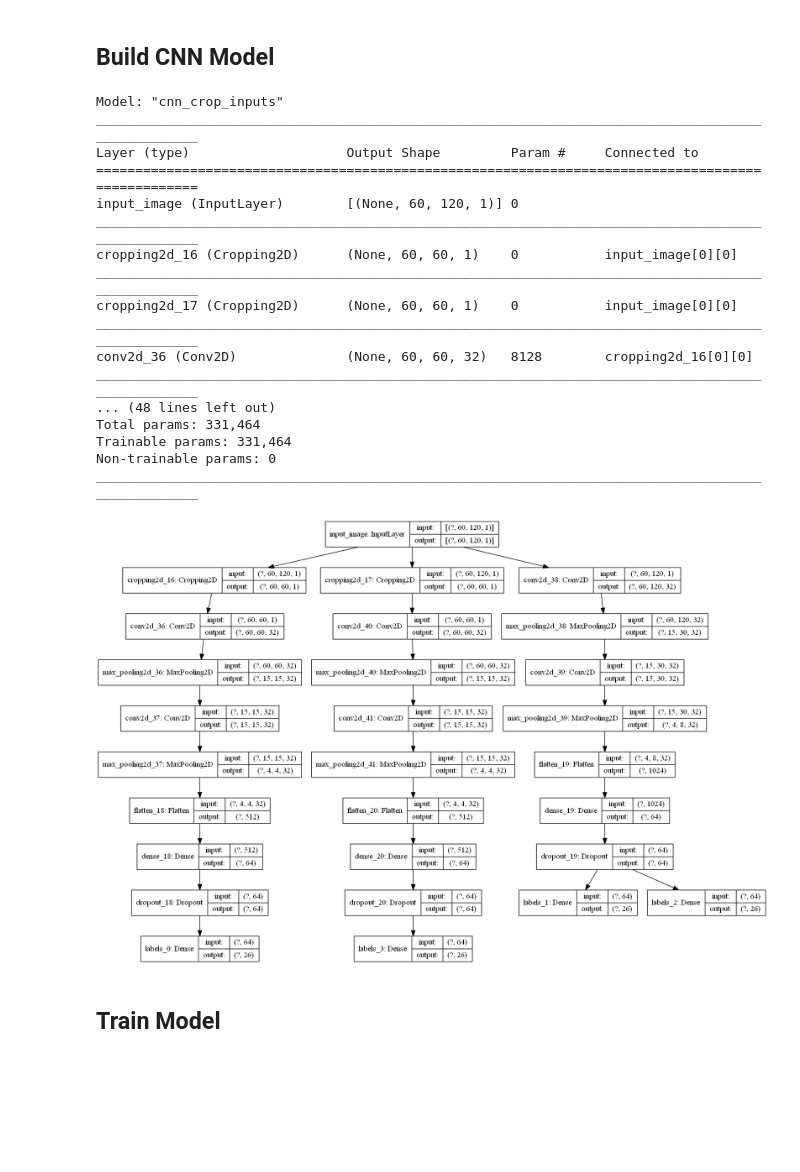
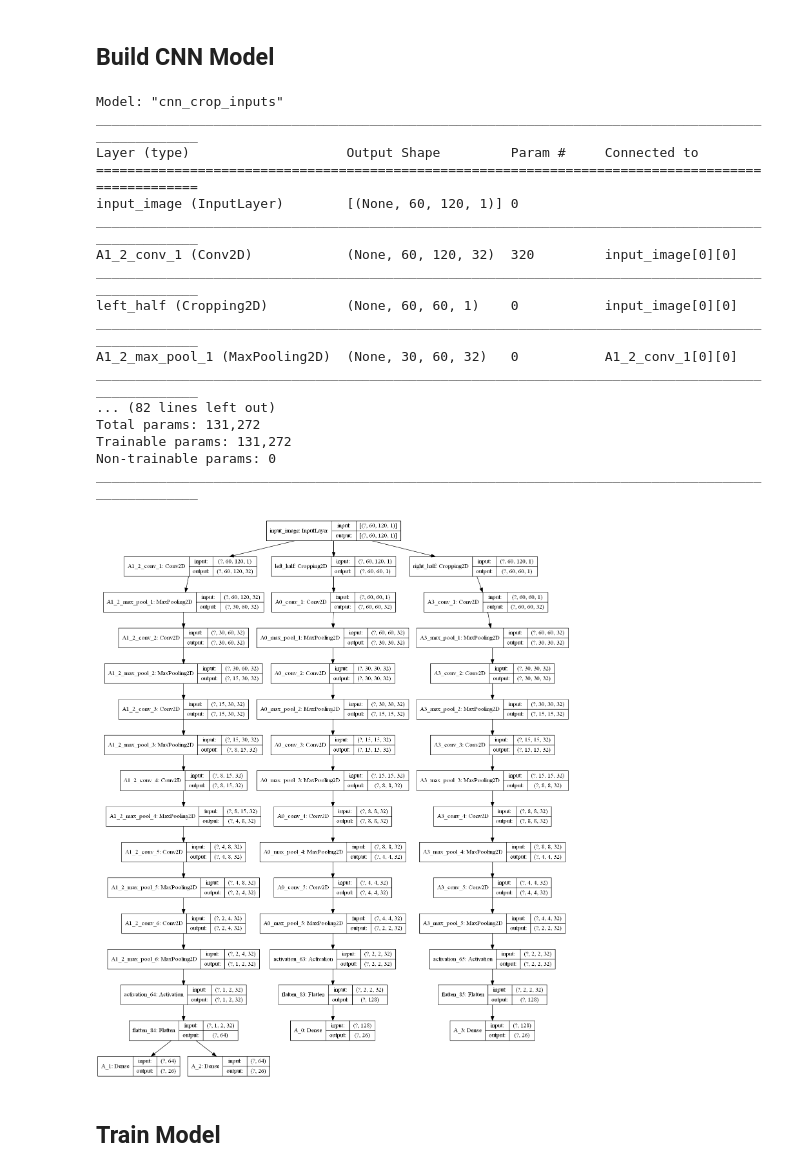
Before and after one commit to dothinking/ann-homework, a Jupyter notebook: captcha/3_cnn_crop_inputs.ipynb, the cells around one changed output. Cells and saved outputs as stored; diff of their text form; code cells hidden in the pictures; blank space fills up the shorter version.

```diff
--- a/captcha/3_cnn_crop_inputs.ipynb
+++ b/captcha/3_cnn_crop_inputs.ipynb
@@ -4,21 +4,17 @@ from prepare_dataset import create_dataset_from_path
 # %% [markdown]
 ## Build CNN Model
 # %%
-def build_layers(input, num):
-    # conv layer 1
-    x = tf.keras.layers.Conv2D(32, (11, 23), padding='same')(input)
-    x = tf.keras.layers.MaxPool2D((4, 4), padding='same')(x)
+def build_conv_layers(x, cnt_layers, prefix):
+    # conv layers
+    for i in range(cnt_layers):
+        # conv layer i
+        x = tf.keras.layers.Conv2D(32, (3, 3), padding='same', name=f'{prefix}_conv_{i+1}')(x)
+        x = tf.keras.layers.MaxPool2D((2, 2), padding='same', name=f'{prefix}_max_pool_{i+1}')(x)
 
-    # conv layer 2
-    x = tf.keras.layers.Conv2D(32, (5, 11), padding='same')(x)
-    x = tf.keras.layers.MaxPool2D((4, 4), padding='same')(x)
+    # relu activation
+    x = tf.keras.layers.Activation('relu')(x)
 
-    # dense layer
-    x = tf.keras.layers.Flatten()(x) # flatten
-    x = tf.keras.layers.Dense(num, activation='relu')(x)
-    output = tf.keras.layers.Dropout(0.5)(x)
-
-    return output
+    return tf.keras.layers.Flatten()(x)
 
 
 def CNN_crop_inputs(image_shape, n_class=26, name='captcha', output_label='labels'):
@@ -30,13 +26,13 @@ def CNN_crop_inputs(image_shape, n_class=26, name='captcha', output_label='label
     # - entire image: the second, third labels
     # - hale image in right side: the last label
     H, W, C = image_shape
-    x1 = tf.keras.layers.Cropping2D(cropping=((0, 0), (0, int(W/2))))(image_input)
-    x2 = tf.keras.layers.Cropping2D(cropping=((0, 0), (int(W/2), 0)))(image_input)
+    x1 = tf.keras.layers.Cropping2D(cropping=((0, 0), (0, int(W/2))), name='left_half')(image_input)
+    x2 = tf.keras.layers.Cropping2D(cropping=((0, 0), (int(W/2), 0)), name='right_half')(image_input)
 
     # build layers
-    x1 = build_layers(x1, 64)
-    x = build_layers(image_input, 64)
-    x2 = build_layers(x2, 64)
+    x1 = build_conv_layers(x1, 5, 'A0')
+    x = build_conv_layers(image_input, 6, 'A1_2')
+    x2 = build_conv_layers(x2, 5, 'A3')
 
     # combine multi-outputs
     labels = [
@@ -54,7 +50,7 @@ def CNN_crop_inputs(image_shape, n_class=26, name='captcha', output_label='label
 image_shape = (60, 120, 1)
 n_class = 26
 
-model = CNN_crop_inputs(image_shape, n_class, name='cnn_crop_inputs', output_label='labels')
+model = CNN_crop_inputs(image_shape, n_class, name='cnn_crop_inputs', output_label='A')
 model.summary()
 # %% [output]
 Model: "cnn_crop_inputs"
@@ -63,21 +59,21 @@ Layer (type)                    Output Shape         Param #     Connected to
 ==================================================================================================
 input_image (InputLayer)        [(None, 60, 120, 1)] 0
 __________________________________________________________________________________________________
-cropping2d_16 (Cropping2D)      (None, 60, 60, 1)    0           input_image[0][0]
+A1_2_conv_1 (Conv2D)            (None, 60, 120, 32)  320         input_image[0][0]
 __________________________________________________________________________________________________
-cropping2d_17 (Cropping2D)      (None, 60, 60, 1)    0           input_image[0][0]
+left_half (Cropping2D)          (None, 60, 60, 1)    0           input_image[0][0]
 __________________________________________________________________________________________________
-conv2d_36 (Conv2D)              (None, 60, 60, 32)   8128        cropping2d_16[0][0]
+A1_2_max_pool_1 (MaxPooling2D)  (None, 30, 60, 32)   0           A1_2_conv_1[0][0]
 __________________________________________________________________________________________________
-... (48 lines left out)
-Total params: 331,464
-Trainable params: 331,464
+... (82 lines left out)
+Total params: 131,272
+Trainable params: 131,272
 Non-trainable params: 0
 __________________________________________________________________________________________________
 # %%
-tf.keras.utils.plot_model(model, 'cnn_crop_inputs.png', show_shapes=True)
+tf.keras.utils.plot_model(model, f'{model.name}.png', show_shapes=True)
 # %% [output]
-[figure, old version]
+[figure, new version]
 # %% [markdown]
 ## Train Model
 # %%
```
Also changed, not shown: parts of 4 cells of this notebook, 1 other file.
